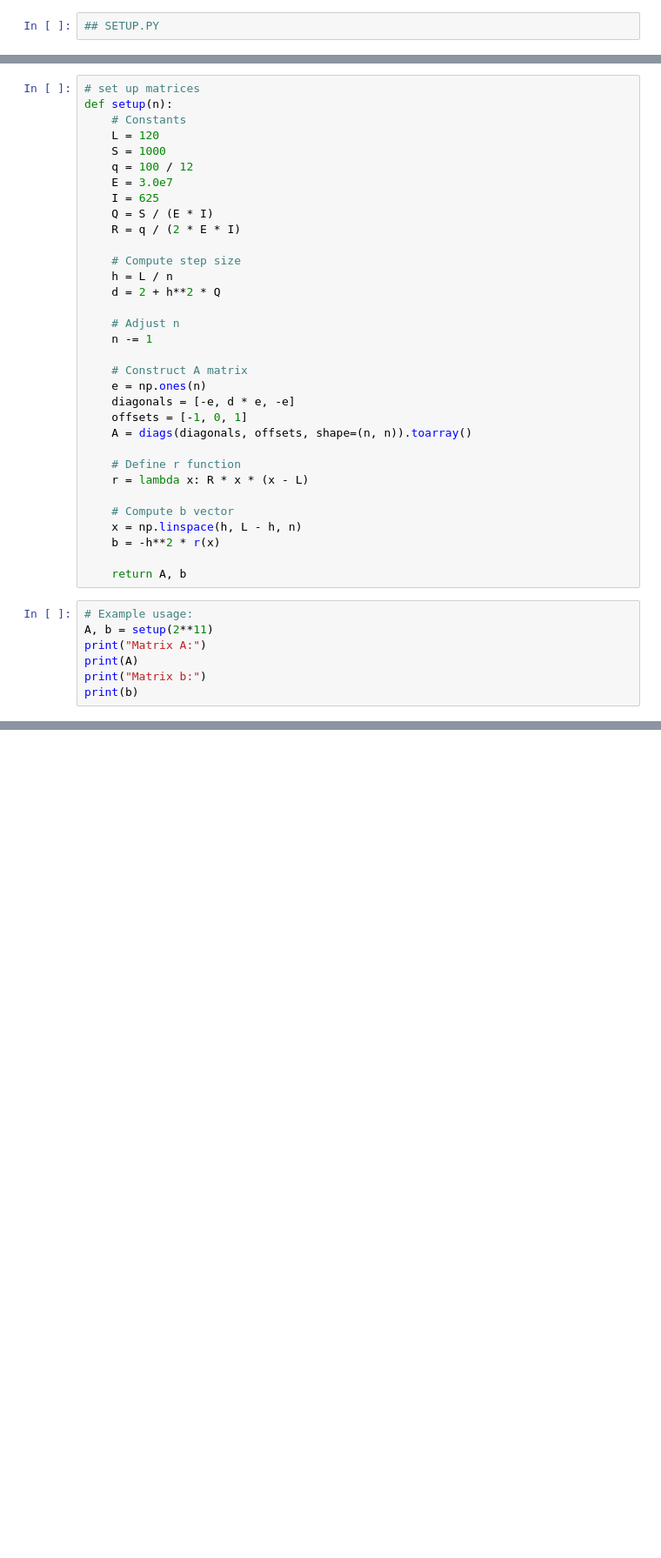
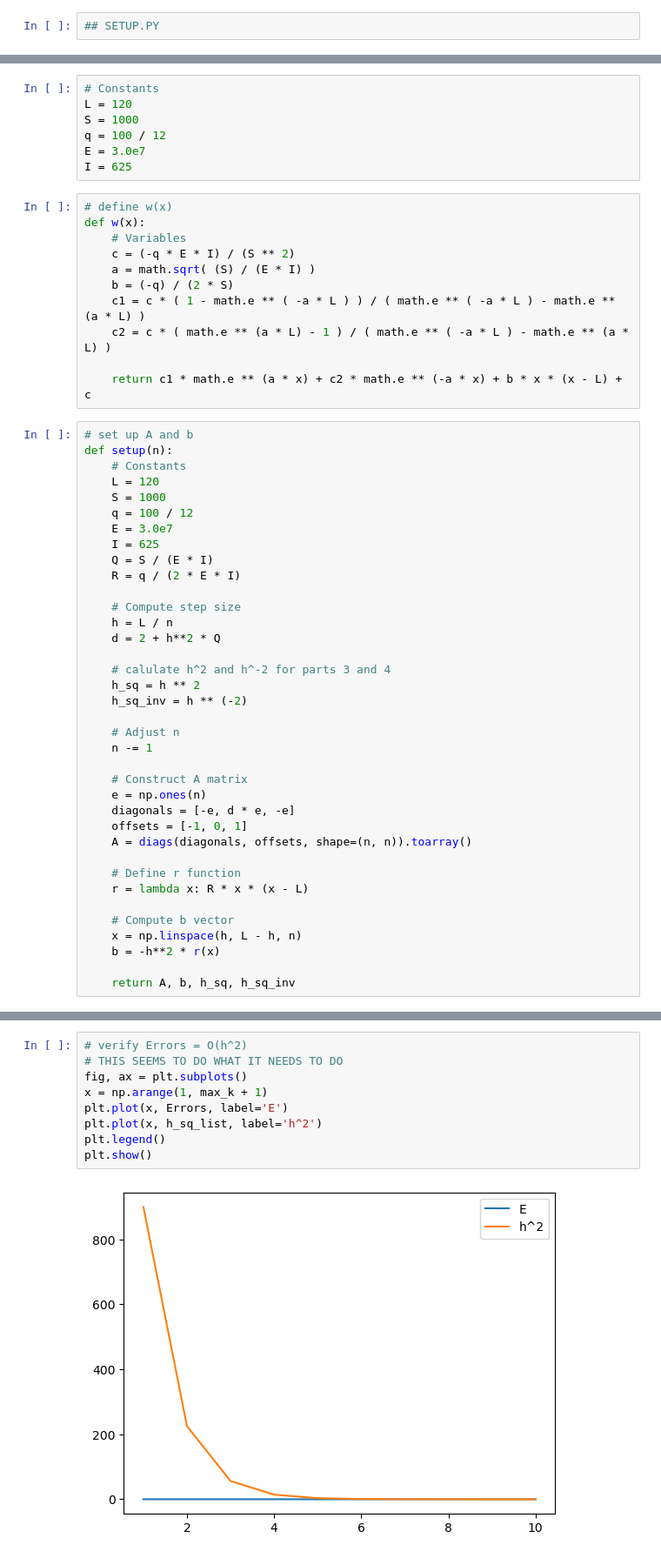
Before and after one commit to karimaliyev/Project2, a Jupyter notebook: Project2.ipynb, the cells around one changed output, grey strips where cells are left out. Shown at 87% size. Saved outputs shown, nothing was run; the diff lists cells and outputs as text; blank space fills up the shorter version.

```diff
--- a/Project2.ipynb
+++ b/Project2.ipynb
@@ -8,5 +12,23 @@ from scipy.linalg import lu, solve
+# %%
+# Constants
+L = 120
+S = 1000
+q = 100 / 12
+E = 3.0e7
+I = 625
+# %%
+# define w(x)
+def w(x):
+    # Variables
+    c = (-q * E * I) / (S ** 2)
+    a = math.sqrt( (S) / (E * I) )
+    b = (-q) / (2 * S)
+    c1 = c * ( 1 - math.e ** ( -a * L ) ) / ( math.e ** ( -a * L ) - math.e ** (a * L) )
+    c2 = c * ( math.e ** (a * L) - 1 ) / ( math.e ** ( -a * L ) - math.e ** (a * L) )
+
+    return c1 * math.e ** (a * x) + c2 * math.e ** (-a * x) + b * x * (x - L) + c
 # %%
-# set up matrices
+# set up A and b
 def setup(n):
     # Constants
     L = 120
@@ -20,6 +42,10 @@ def setup(n):
     # Compute step size
     h = L / n
     d = 2 + h**2 * Q
+
+    # calulate h^2 and h^-2 for parts 3 and 4
+    h_sq = h ** 2
+    h_sq_inv = h ** (-2)
 
     # Adjust n
     n -= 1
@@ -37,12 +63,5 @@ def setup(n):
     x = np.linspace(h, L - h, n)
     b = -h**2 * r(x)
 
-    return A, b
+    return A, b, h_sq, h_sq_inv
-# %%
-# Example usage:
-A, b = setup(2**11)
-print("Matrix A:")
-print(A)
-print("Matrix b:")
-print(b)
 # %%
@@ -56,0 +182,11 @@ print("Condition number =", np.linalg.cond(A))
+# %%
+# verify Errors = O(h^2)
+# THIS SEEMS TO DO WHAT IT NEEDS TO DO
+fig, ax = plt.subplots()
+x = np.arange(1, max_k + 1)
+plt.plot(x, Errors, label='E')
+plt.plot(x, h_sq_list, label='h^2')
+plt.legend()
+plt.show()
+# %% [output]
+[figure, added]
```
Also changed, not shown: parts of 4 cells of this notebook.
